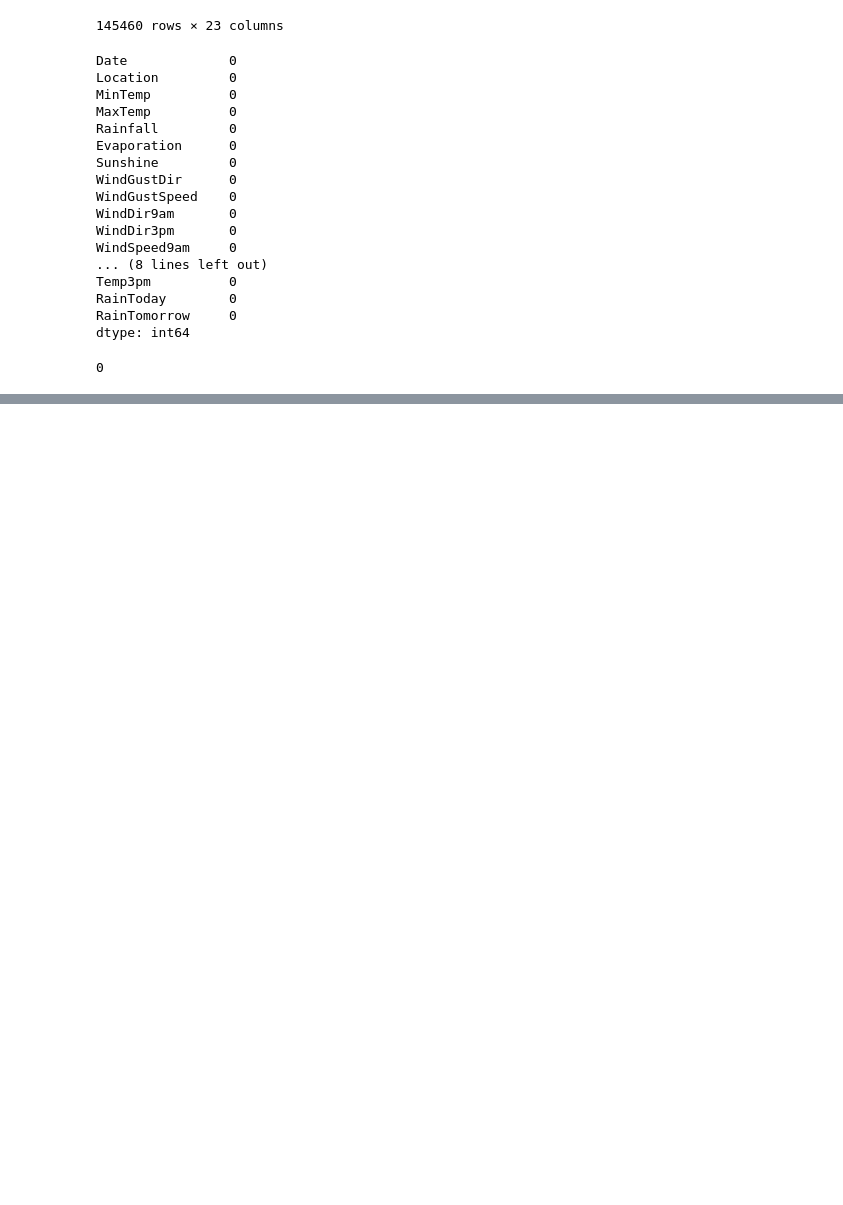
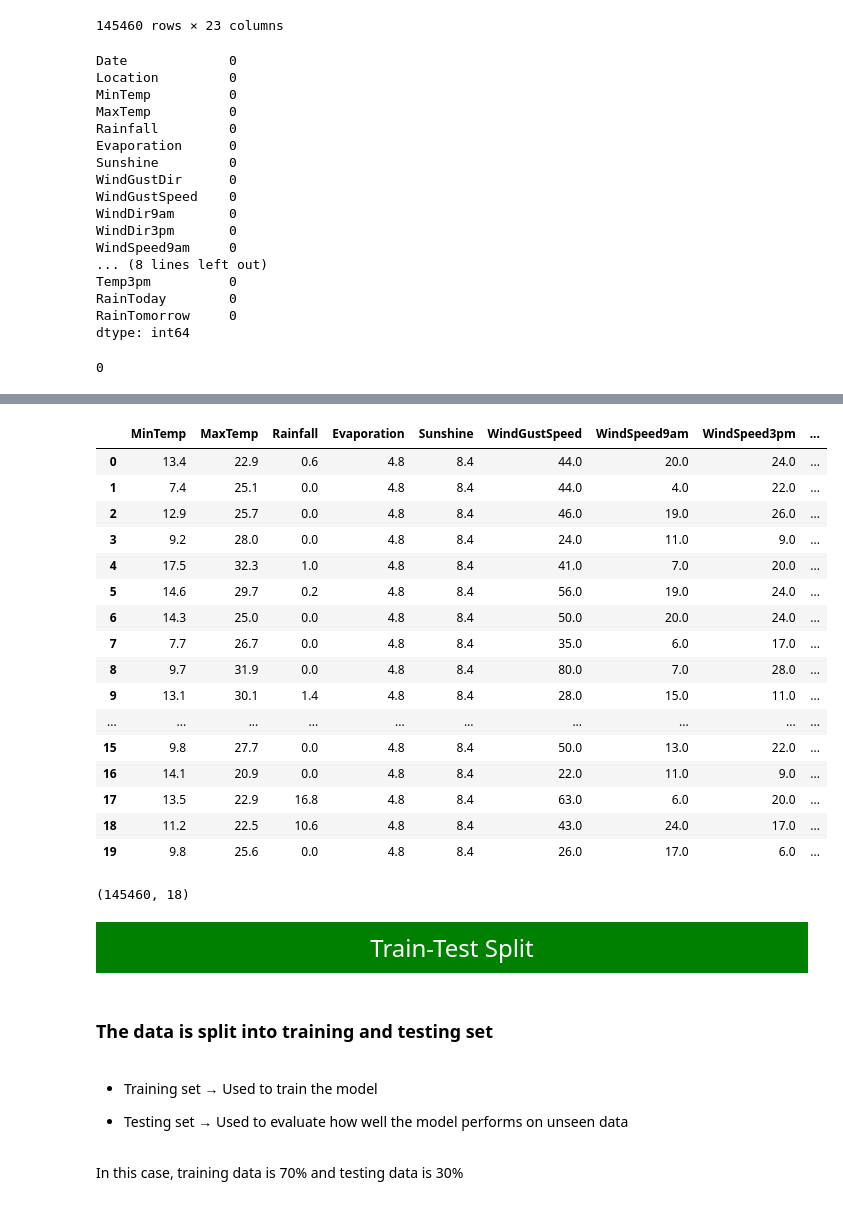
Before and after one commit to BibekBhoi10/RAINFO, a Jupyter notebook: final_cleaned_data.ipynb, the cells around one changed output, grey strips where cells are left out. Cells and saved outputs as stored; diff of their text form; code cells hidden in the pictures; blank space fills up the shorter version.

```diff
--- a/final_cleaned_data.ipynb
+++ b/final_cleaned_data.ipynb
@@ -106,0 +256,3 @@ df.to_csv("cleaned_data.csv") ## final cleaned data is exported
+# %%
+df['RainToday'] = df['RainToday'].map({'No': 0, 'Yes': 1})
+df['RainTomorrow'] = df['RainTomorrow'].map({'No': 0, 'Yes': 1})
@@ -106,0 +269,4 @@ df.to_csv("cleaned_data.csv") ## final cleaned data is exported
+# %%
+#Merging the df with the encoded df
+merged_df = pd.concat([df,df_encoded], axis = 'columns')
+merged_df
@@ -106,0 +287,5 @@ df.to_csv("cleaned_data.csv") ## final cleaned data is exported
+# %%
+# As the columns are now encoded the former columns shall be dropped as keeping them would be redundanct and might cause errors in modeling.
+# Also dropping the columns that doesn't have much affect in training.
+merged_df = merged_df.drop(df[['Date','Location','WindGustDir','WindDir9am','WindDir3pm' ]], axis = 'columns')
+merged_df
@@ -106,0 +354,36 @@ df.to_csv("cleaned_data.csv") ## final cleaned data is exported
+# %%
+final_df.head(20)
+# %% [output]
+|  | MinTemp | MaxTemp | Rainfall | Evaporation | Sunshine | WindGustSpeed | WindSpeed9am | WindSpeed3pm | ... |
+| 0 | 13.4 | 22.9 | 0.6 | 4.8 | 8.4 | 44.0 | 20.0 | 24.0 | ... |
+| 1 | 7.4 | 25.1 | 0.0 | 4.8 | 8.4 | 44.0 | 4.0 | 22.0 | ... |
+| 2 | 12.9 | 25.7 | 0.0 | 4.8 | 8.4 | 46.0 | 19.0 | 26.0 | ... |
+| 3 | 9.2 | 28.0 | 0.0 | 4.8 | 8.4 | 24.0 | 11.0 | 9.0 | ... |
+| 4 | 17.5 | 32.3 | 1.0 | 4.8 | 8.4 | 41.0 | 7.0 | 20.0 | ... |
+| 5 | 14.6 | 29.7 | 0.2 | 4.8 | 8.4 | 56.0 | 19.0 | 24.0 | ... |
+| 6 | 14.3 | 25.0 | 0.0 | 4.8 | 8.4 | 50.0 | 20.0 | 24.0 | ... |
+| 7 | 7.7 | 26.7 | 0.0 | 4.8 | 8.4 | 35.0 | 6.0 | 17.0 | ... |
+| 8 | 9.7 | 31.9 | 0.0 | 4.8 | 8.4 | 80.0 | 7.0 | 28.0 | ... |
+| 9 | 13.1 | 30.1 | 1.4 | 4.8 | 8.4 | 28.0 | 15.0 | 11.0 | ... |
+| ... | ... | ... | ... | ... | ... | ... | ... | ... | ... |
+| 15 | 9.8 | 27.7 | 0.0 | 4.8 | 8.4 | 50.0 | 13.0 | 22.0 | ... |
+| 16 | 14.1 | 20.9 | 0.0 | 4.8 | 8.4 | 22.0 | 11.0 | 9.0 | ... |
+| 17 | 13.5 | 22.9 | 16.8 | 4.8 | 8.4 | 63.0 | 6.0 | 20.0 | ... |
+| 18 | 11.2 | 22.5 | 10.6 | 4.8 | 8.4 | 43.0 | 24.0 | 17.0 | ... |
+| 19 | 9.8 | 25.6 | 0.0 | 4.8 | 8.4 | 26.0 | 17.0 | 6.0 | ... |
+# %%
+final_df.shape
+# %% [output]
+(145460, 18)
+# %% [markdown]
+<div style="background-color:green; color:white; padding:15px 0; text-align:center; font-size:24px;">
+  Train-Test Split
+</div>
+# %% [markdown]
+### The data is split into training and testing set
+# %% [markdown]
+- Training set → Used to train the model
+
+- Testing set → Used to evaluate how well the model performs on unseen data
+# %% [markdown]
+In this case, training data is 70% and testing data is 30%
```
Also changed, not shown: parts of 84 cells of this notebook, 27 other files.
